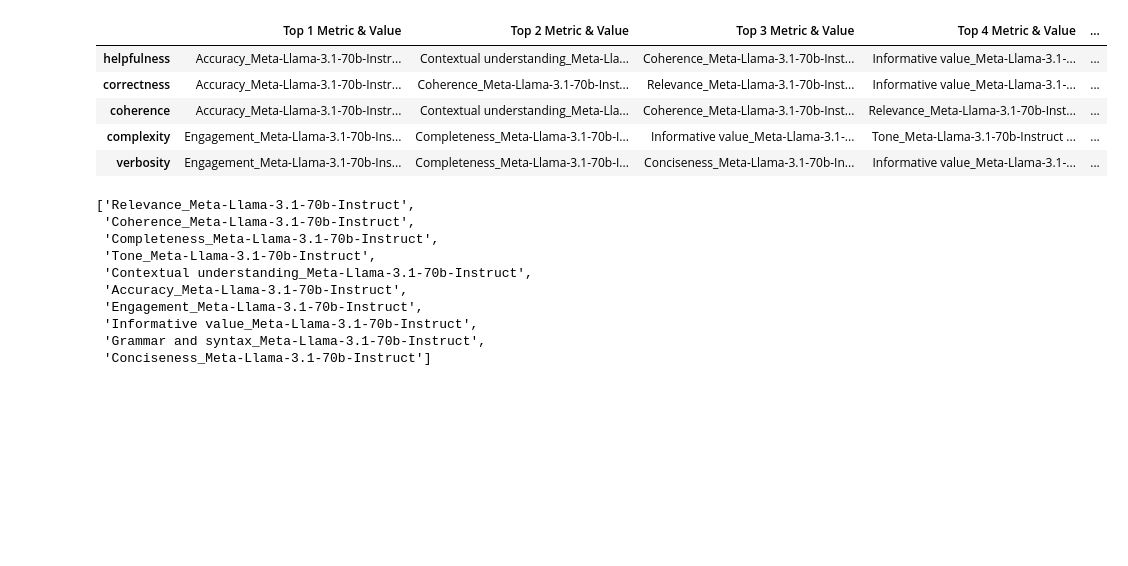
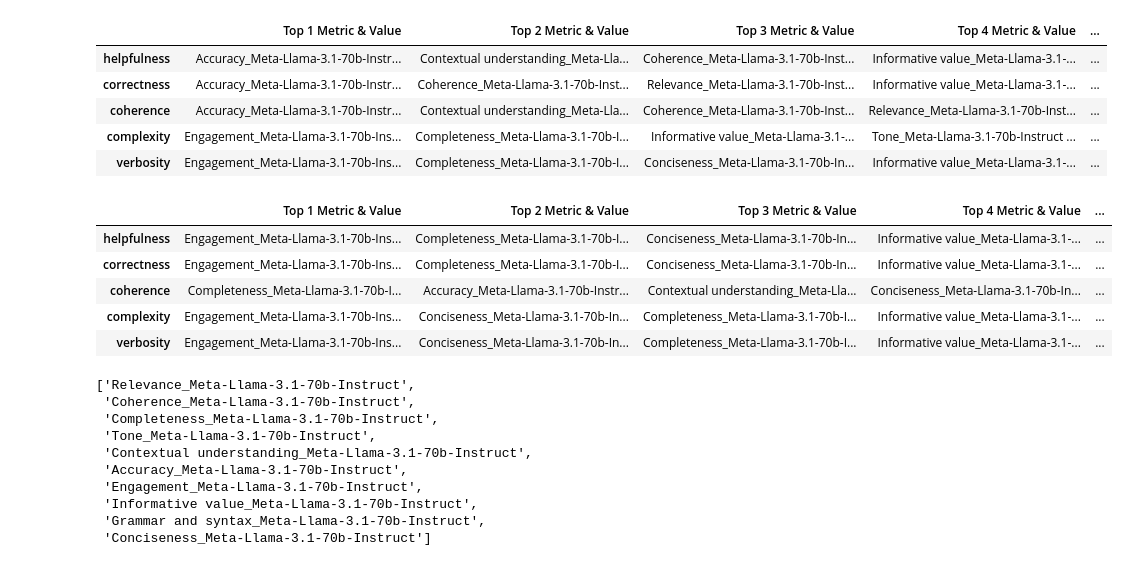
Before and after one commit to SALT-NLP/autometrics, a Jupyter notebook: helpsteer_dspy.ipynb, the cells around one changed output. Drawn from its saved outputs; the diff is of its cells as text; code cells hidden in the pictures; blank space fills up the shorter version.

```diff
--- a/helpsteer_dspy.ipynb
+++ b/helpsteer_dspy.ipynb
@@ -56,6 +55,15 @@ display_top_5_metrics_by_validation(dev, test, True)
 | coherence | Accuracy_Meta-Llama-3.1-70b-Instr... | Contextual understanding_Meta-Lla... | Coherence_Meta-Llama-3.1-70b-Inst... | Relevance_Meta-Llama-3.1-70b-Inst... | ... |
 | complexity | Engagement_Meta-Llama-3.1-70b-Ins... | Completeness_Meta-Llama-3.1-70b-I... | Informative value_Meta-Llama-3.1-... | Tone_Meta-Llama-3.1-70b-Instruct ... | ... |
 | verbosity | Engagement_Meta-Llama-3.1-70b-Ins... | Completeness_Meta-Llama-3.1-70b-I... | Conciseness_Meta-Llama-3.1-70b-In... | Informative value_Meta-Llama-3.1-... | ... |
+# %%
+display_top_5_metrics_by_validation(dev, test, True, calculate_accuracy)
+# %% [output]
+|  | Top 1 Metric & Value | Top 2 Metric & Value | Top 3 Metric & Value | Top 4 Metric & Value | ... |
+| helpfulness | Engagement_Meta-Llama-3.1-70b-Ins... | Completeness_Meta-Llama-3.1-70b-I... | Conciseness_Meta-Llama-3.1-70b-In... | Informative value_Meta-Llama-3.1-... | ... |
+| correctness | Engagement_Meta-Llama-3.1-70b-Ins... | Completeness_Meta-Llama-3.1-70b-I... | Conciseness_Meta-Llama-3.1-70b-In... | Informative value_Meta-Llama-3.1-... | ... |
+| coherence | Completeness_Meta-Llama-3.1-70b-I... | Accuracy_Meta-Llama-3.1-70b-Instr... | Contextual understanding_Meta-Lla... | Conciseness_Meta-Llama-3.1-70b-In... | ... |
+| complexity | Engagement_Meta-Llama-3.1-70b-Ins... | Conciseness_Meta-Llama-3.1-70b-In... | Completeness_Meta-Llama-3.1-70b-I... | Informative value_Meta-Llama-3.1-... | ... |
+| verbosity | Engagement_Meta-Llama-3.1-70b-Ins... | Conciseness_Meta-Llama-3.1-70b-In... | Completeness_Meta-Llama-3.1-70b-I... | Informative value_Meta-Llama-3.1-... | ... |
 # %%
 from tqdm import tqdm
 for target in tqdm(dataset.get_target_columns()):
```
Also changed, not shown: parts of 6 cells of this notebook, 11 other files.
